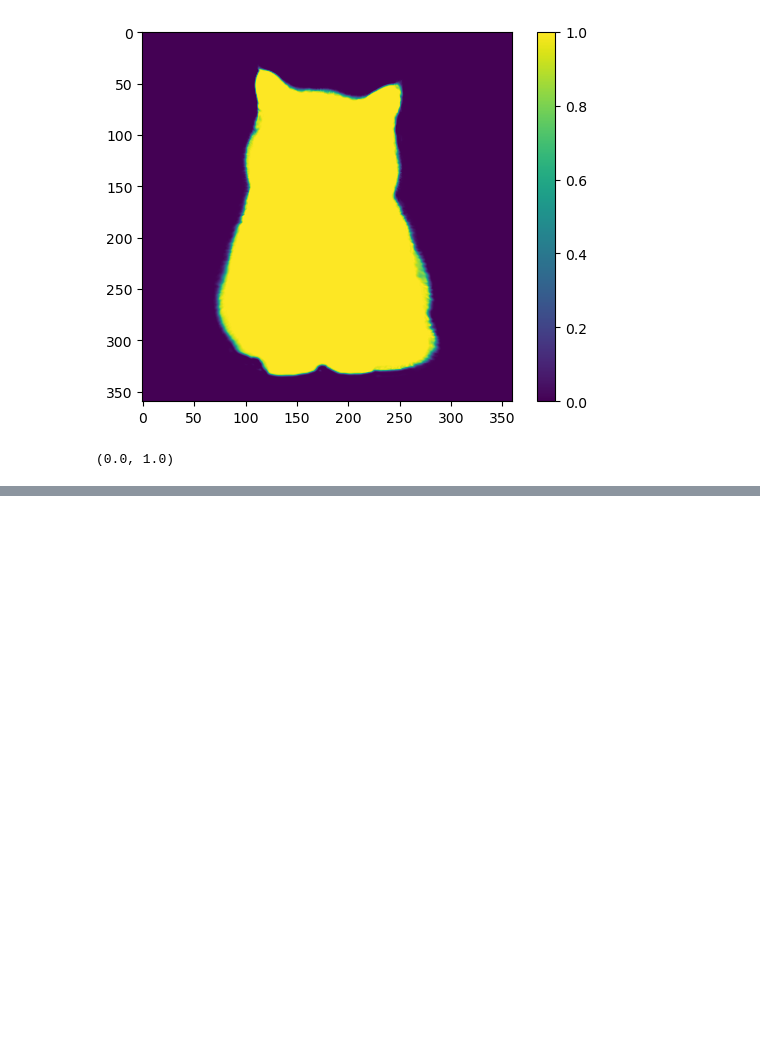
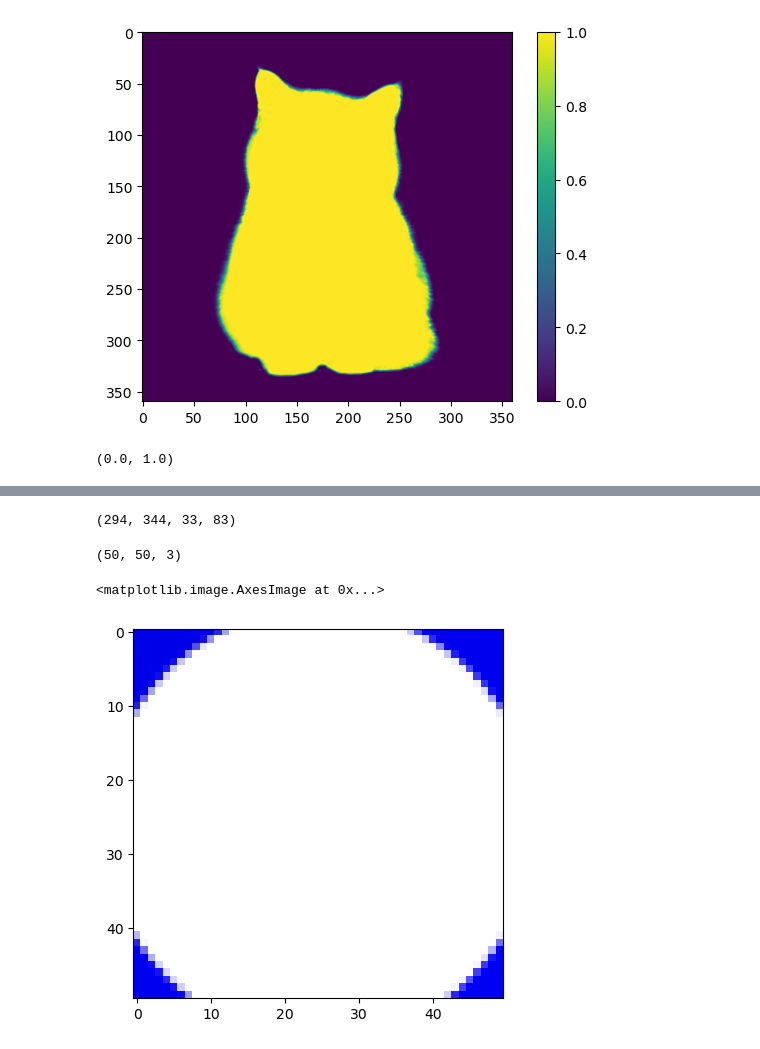
Before and after one commit to bblais/AI-and-Robotics-Fall-2023-Class-Notebooks, a Jupyter notebook: Sprint #4 - Classification, Images, and Neural Networks/2023-11-13 - Arrays and Images.ipynb, the cells around one changed output, grey strips where cells are left out. Cells and saved outputs as stored; diff of their text form; code cells hidden in the pictures; blank space fills up the shorter version.

```diff
--- a/Sprint #4 - Classification, Images, and Neural Networks/2023-11-13 - Arrays and Images.ipynb
+++ b/Sprint #4 - Classification, Images, and Neural Networks/2023-11-13 - Arrays and Images.ipynb
@@ -86,0 +159,18 @@ im.min(),im.max()
+# %%
+sr=r-square_size//2
+er=sr+square_size
+sc=c-square_size//2
+ec=sc+square_size
+sr,er,sc,ec
+# %% [output]
+(294, 344, 33, 83)
+# %%
+subimage=im[sr:er,sc:ec,:]
+subimage.shape
+# %% [output]
+(50, 50, 3)
+# %%
+imshow(subimage)
+# %% [output]
+<matplotlib.image.AxesImage at 0x...>
+[figure, added]
```
Also changed, not shown: parts of 14 cells of this notebook, 9 other files.
